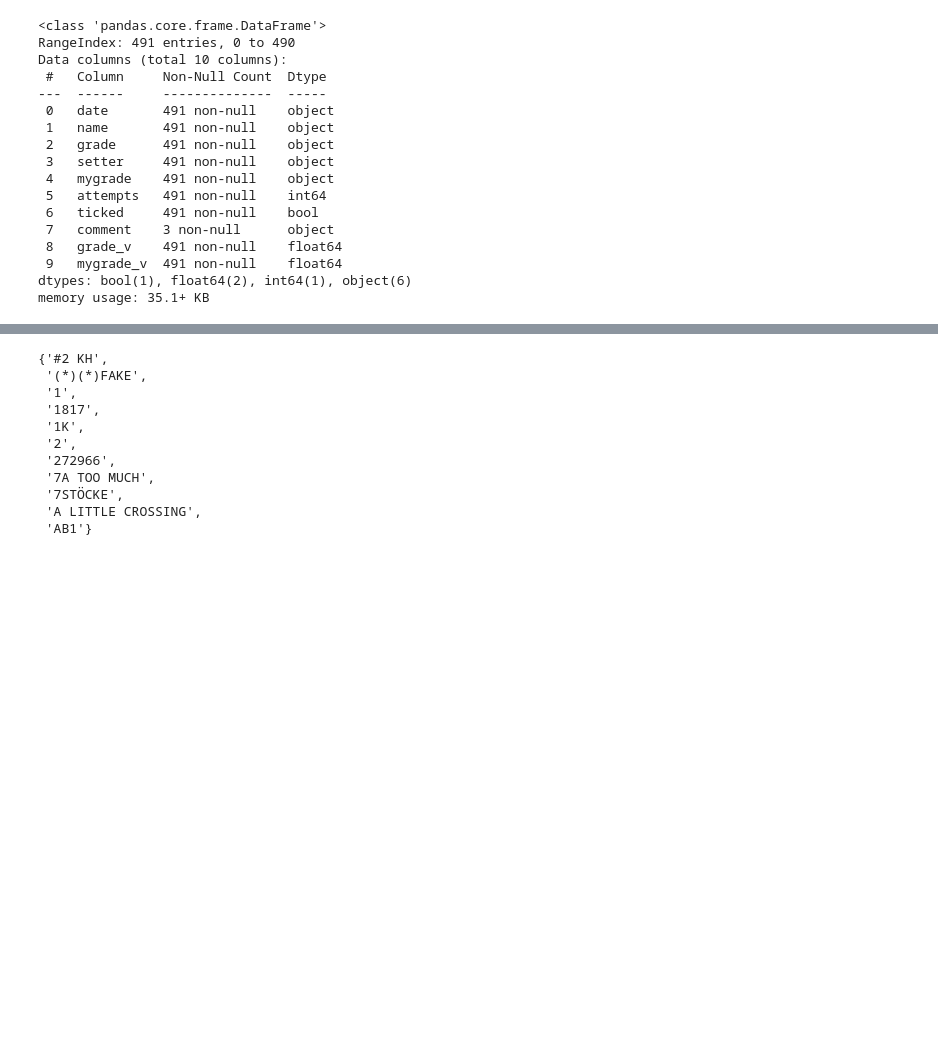
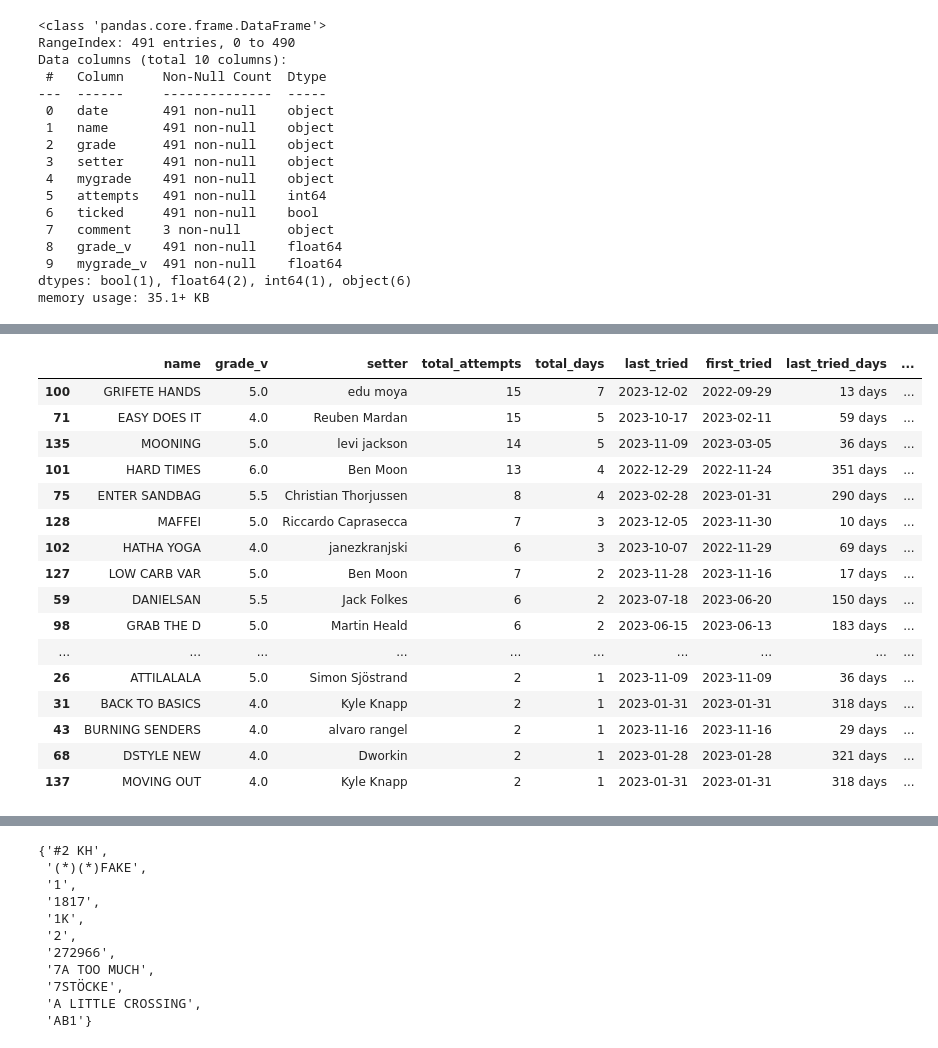
Before and after one commit to mwcoleman/moonscraper, a Jupyter notebook: eda.ipynb, the cells around one changed output, grey strips where cells are left out. Drawn from its saved outputs; the diff is of its cells as text; code cells hidden in the pictures; blank space fills up the shorter version.

```diff
--- a/eda.ipynb
+++ b/eda.ipynb
@@ -164,0 +165,20 @@ tempdf
+# %%
+current_projects_ranked(df, as_table=False)
+# %% [output]
+|  | name | grade_v | setter | total_attempts | total_days | last_tried | first_tried | last_tried_days | ... |
+| 100 | GRIFETE HANDS | 5.0 | edu moya | 15 | 7 | 2023-12-02 | 2022-09-29 | 13 days | ... |
+| 71 | EASY DOES IT | 4.0 | Reuben Mardan | 15 | 5 | 2023-10-17 | 2023-02-11 | 59 days | ... |
+| 135 | MOONING | 5.0 | levi jackson | 14 | 5 | 2023-11-09 | 2023-03-05 | 36 days | ... |
+| 101 | HARD TIMES | 6.0 | Ben Moon | 13 | 4 | 2022-12-29 | 2022-11-24 | 351 days | ... |
+| 75 | ENTER SANDBAG | 5.5 | Christian Thorjussen | 8 | 4 | 2023-02-28 | 2023-01-31 | 290 days | ... |
+| 128 | MAFFEI | 5.0 | Riccardo Caprasecca | 7 | 3 | 2023-12-05 | 2023-11-30 | 10 days | ... |
+| 102 | HATHA YOGA | 4.0 | janezkranjski | 6 | 3 | 2023-10-07 | 2022-11-29 | 69 days | ... |
+| 127 | LOW CARB VAR | 5.0 | Ben Moon | 7 | 2 | 2023-11-28 | 2023-11-16 | 17 days | ... |
+| 59 | DANIELSAN | 5.5 | Jack Folkes | 6 | 2 | 2023-07-18 | 2023-06-20 | 150 days | ... |
+| 98 | GRAB THE D | 5.0 | Martin Heald | 6 | 2 | 2023-06-15 | 2023-06-13 | 183 days | ... |
+| ... | ... | ... | ... | ... | ... | ... | ... | ... | ... |
+| 26 | ATTILALALA | 5.0 | Simon Sjöstrand | 2 | 1 | 2023-11-09 | 2023-11-09 | 36 days | ... |
+| 31 | BACK TO BASICS | 4.0 | Kyle Knapp | 2 | 1 | 2023-01-31 | 2023-01-31 | 318 days | ... |
+| 43 | BURNING SENDERS | 4.0 | alvaro rangel | 2 | 1 | 2023-11-16 | 2023-11-16 | 29 days | ... |
+| 68 | DSTYLE NEW | 4.0 | Dworkin | 2 | 1 | 2023-01-28 | 2023-01-28 | 321 days | ... |
+| 137 | MOVING OUT | 4.0 | Kyle Knapp | 2 | 1 | 2023-01-31 | 2023-01-31 | 318 days | ... |
```
Also changed, not shown: parts of 5 cells of this notebook, 1 other file.
